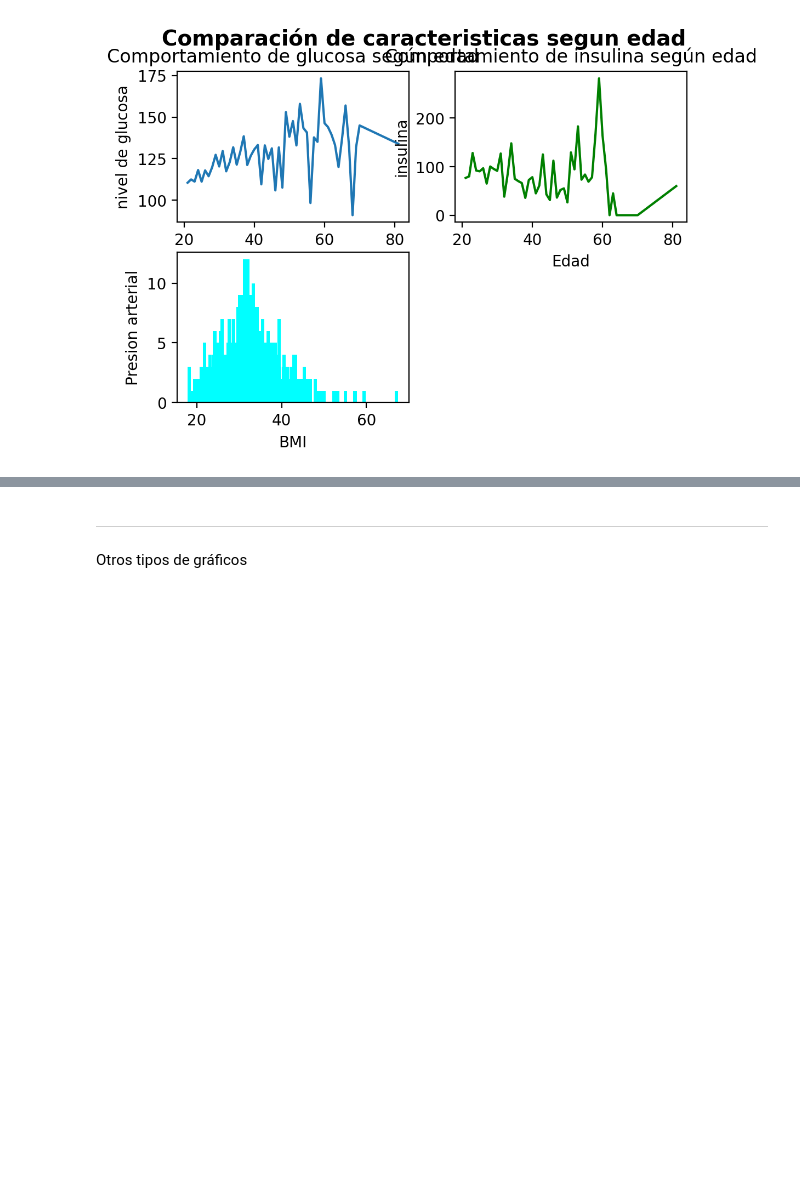
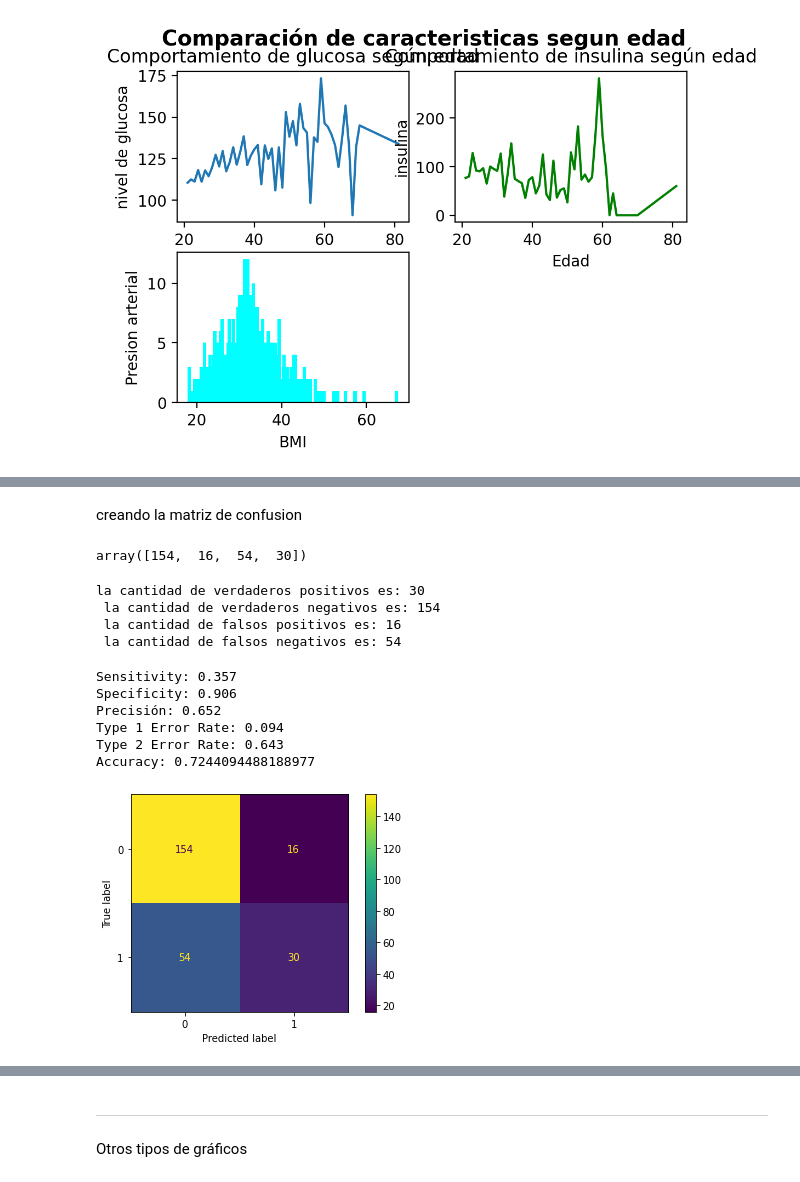
Before and after one commit to Elmatinho/DataScience_Unilever, a Jupyter notebook: Semana_3/Clases/Decimocuarta_clase_14_05_22.ipynb, the cells around one changed output, grey strips where cells are left out. Saved outputs shown, nothing was run; the diff lists cells and outputs as text; code cells hidden in the pictures; blank space fills up the shorter version.

```diff
--- a/Semana_3/Clases/Decimocuarta_clase_14_05_22.ipynb
+++ b/Semana_3/Clases/Decimocuarta_clase_14_05_22.ipynb
@@ -183,0 +200,19 @@ ax3.bar(databmi.index,databmi['BloodPressure'],color='cyan')
+# %%
+X = df_limpio4.drop(columns=['Outcome']) # Separación de las características
+y = df_limpio4['Outcome'] # Separación del target (corresponde a lo que quiero predecir)
+
+X_train, X_test, y_train, y_test = train_test_split(X, y,
+                                                    test_size=0.35,
+                                                    random_state=13)
+# %%
+scaler = StandardScaler()
+scaler.fit(X_train)
+X_train = scaler.transform(X_train)
+X_test = scaler.transform(X_test)
+# %%
+knn = KNeighborsClassifier(n_neighbors=2)
+knn.fit(X_train, y_train)
+predictions = knn.predict(X_test)
+print(predictions.tolist())
+print(y_test.tolist())
+print('Accuracy:',knn.score(X_test, y_test))
@@ -183,0 +223,9 @@ ax3.bar(databmi.index,databmi['BloodPressure'],color='cyan')
+# %% [markdown]
+creando la matriz de confusion
+# %%
+from sklearn import metrics
+from sklearn.metrics import ConfusionMatrixDisplay
+cm = metrics.confusion_matrix(y_test,predictions)
+cm.ravel()
+# %% [output]
+array([154,  16,  54,  30])
@@ -183,0 +234,30 @@ ax3.bar(databmi.index,databmi['BloodPressure'],color='cyan')
+# %%
+print(f'la cantidad de verdaderos positivos es: {tp}\n la cantidad de verdaderos negativos es: {tn}\n la cantidad de falsos positivos es: {fp}\n la cantidad de falsos negativos es: {fn} ')
+# %% [output]
+la cantidad de verdaderos positivos es: 30
+ la cantidad de verdaderos negativos es: 154
+ la cantidad de falsos positivos es: 16
+ la cantidad de falsos negativos es: 54
+# %%
+sensitivity = tp/ (tp + fn)
+specificity = tn / (tn + fp)
+precision=tp/(tp+fp)
+type_one_error = 1 - specificity
+type_two_error = 1 - sensitivity
+print('Sensitivity: {:.3f}'.format(sensitivity))
+print('Specificity: {:.3f}'.format(specificity))
+print('Precisión: {:.3f}'.format(precision))
+print('Type 1 Error Rate: {:.3f}'.format(type_one_error))
+print('Type 2 Error Rate: {:.3f}'.format(type_two_error))
+print('Accuracy:',(tp+tn)/(fp+fn+tp+tn))
+# %% [output]
+Sensitivity: 0.357
+Specificity: 0.906
+Precisión: 0.652
+Type 1 Error Rate: 0.094
+Type 2 Error Rate: 0.643
+Accuracy: 0.7244094488188977
+# %%
+cm_display = ConfusionMatrixDisplay(cm).plot()
+# %% [output]
+[figure, added]
```
Also changed, not shown: parts of 10 cells of this notebook, 4 other files.
